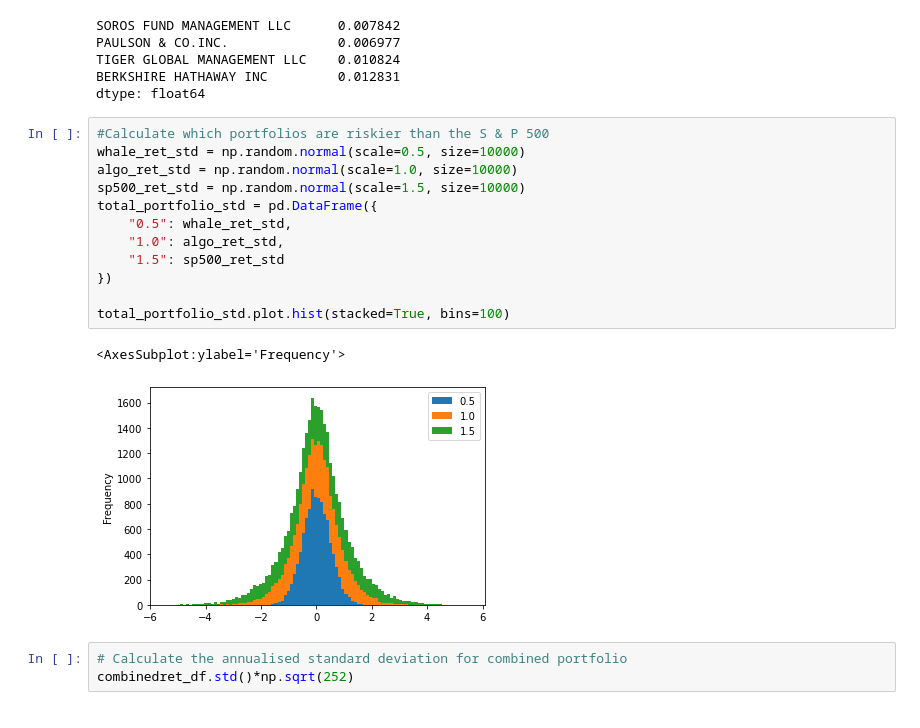
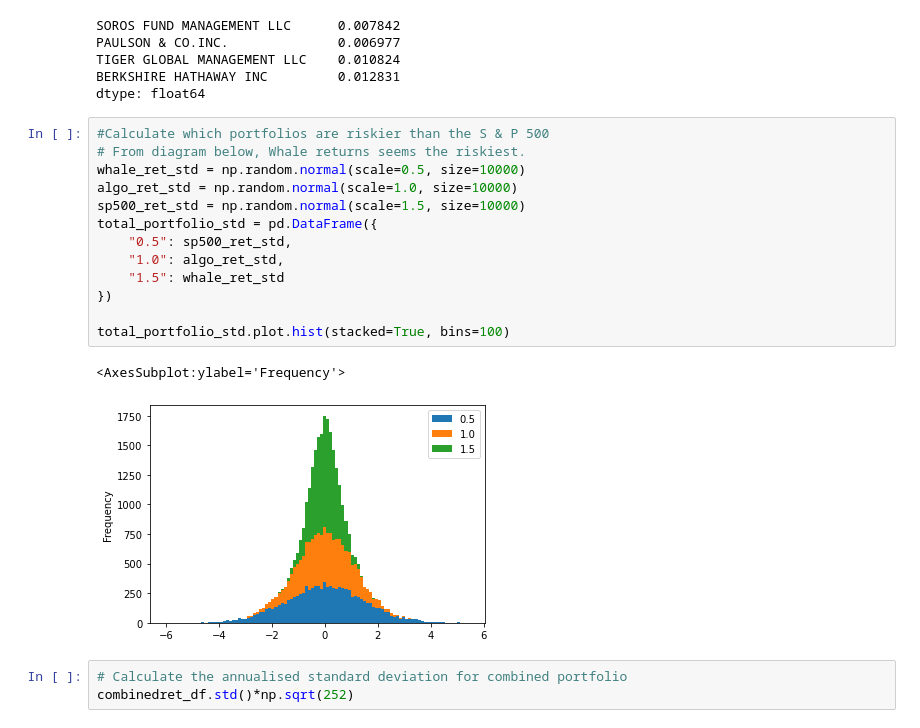
Before and after one commit to Renumelb/Homework03, a Jupyter notebook: Whale off the Port.ipynb, the cells around one changed output. Drawn from its saved outputs; the diff is of its cells as text.

```diff
--- a/Whale off the Port.ipynb
+++ b/Whale off the Port.ipynb
@@ -203,19 +203,20 @@ BERKSHIRE HATHAWAY INC         0.012831
 dtype: float64
 # %%
 #Calculate which portfolios are riskier than the S & P 500
+# From diagram below, Whale returns seems the riskiest.
 whale_ret_std = np.random.normal(scale=0.5, size=10000)
 algo_ret_std = np.random.normal(scale=1.0, size=10000)
 sp500_ret_std = np.random.normal(scale=1.5, size=10000)
 total_portfolio_std = pd.DataFrame({
-    "0.5": whale_ret_std,
+    "0.5": sp500_ret_std,
     "1.0": algo_ret_std,
-    "1.5": sp500_ret_std
+    "1.5": whale_ret_std
 })
 
 total_portfolio_std.plot.hist(stacked=True, bins=100)
 # %% [output]
 <AxesSubplot:ylabel='Frequency'>
-[figure, old version]
+[figure, new version]
 # %%
 # Calculate the annualised standard deviation for combined portfolio
 combinedret_df.std()*np.sqrt(252)
```
Also changed, not shown: parts of 6 cells of this notebook.
